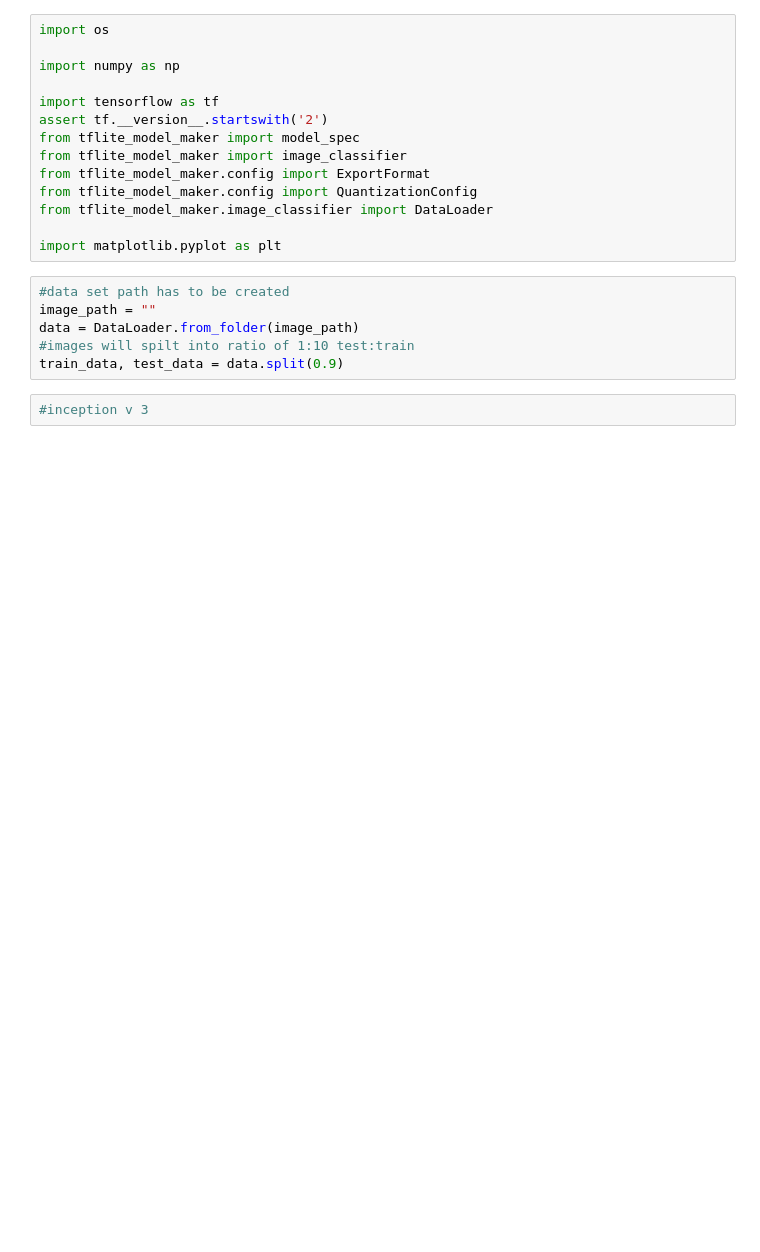
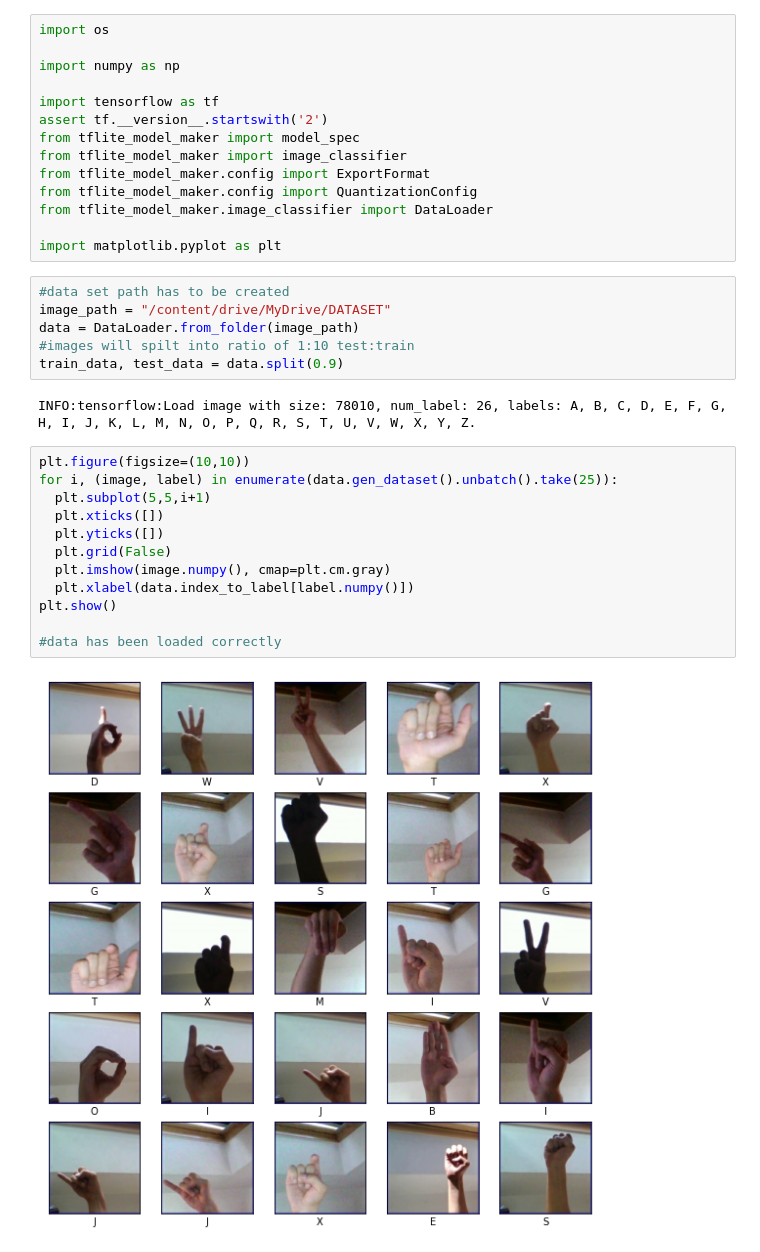
Before and after one commit to tharushaRukshanRavindra/SDGP, a Jupyter notebook: sign_langauge.ipynb, the cells around one changed output. Cells and saved outputs as stored; diff of their text form; blank space fills up the shorter version.

```diff
--- a/sign_langauge.ipynb
+++ b/sign_langauge.ipynb
@@ -47,9 +50,23 @@ from tflite_model_maker.image_classifier import DataLoader
 import matplotlib.pyplot as plt
 # %%
 #data set path has to be created
-image_path = ""
+image_path = "/content/drive/MyDrive/DATASET"
 data = DataLoader.from_folder(image_path)
 #images will spilt into ratio of 1:10 test:train
 train_data, test_data = data.split(0.9)
+# %% [output]
+INFO:tensorflow:Load image with size: 78010, num_label: 26, labels: A, B, C, D, E, F, G, H, I, J, K, L, M, N, O, P, Q, R, S, T, U, V, W, X, Y, Z.
-# %%
-#inception v 3
+# %%
+plt.figure(figsize=(10,10))
+for i, (image, label) in enumerate(data.gen_dataset().unbatch().take(25)):
+  plt.subplot(5,5,i+1)
+  plt.xticks([])
+  plt.yticks([])
+  plt.grid(False)
+  plt.imshow(image.numpy(), cmap=plt.cm.gray)
+  plt.xlabel(data.index_to_label[label.numpy()])
+plt.show()
+
+#data has been loaded correctly
+# %% [output]
+[figure, added]
```
Also changed, not shown: parts of 3 cells of this notebook.
